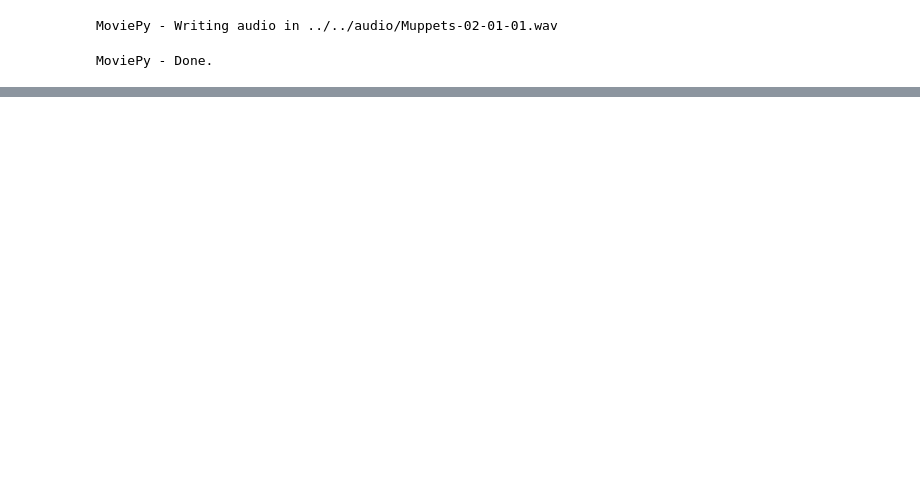
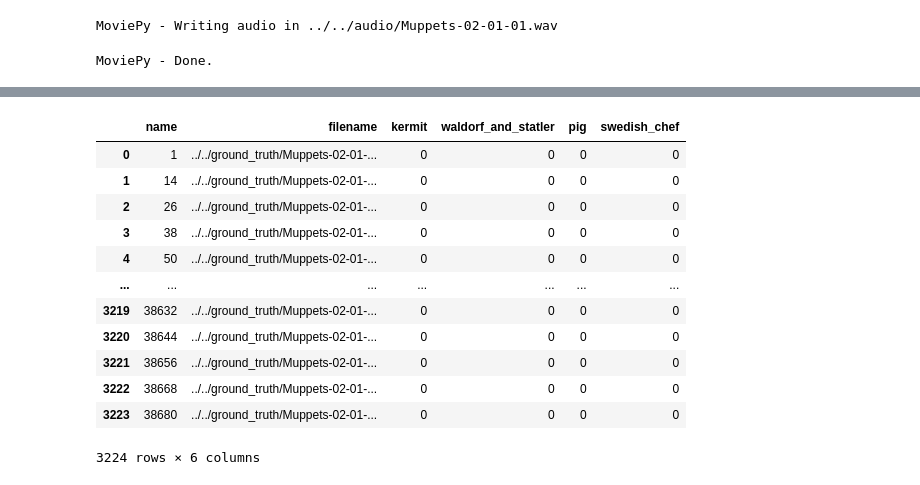
Before and after one commit to mledl/mupped-show-classification, a Jupyter notebook: SIM1/src/SIM1.ipynb, the cells around one changed output, grey strips where cells are left out. Cells and saved outputs as stored; diff of their text form; code cells hidden in the pictures; blank space fills up the shorter version.

```diff
--- a/SIM1/src/SIM1.ipynb
+++ b/SIM1/src/SIM1.ipynb
@@ -220,2 +258,17 @@ print('[INFO] KNN raw pixel f1-score: ' + str(f1_knn_hist))
 # %%
 ## Identifying Waldorf/Statler
+data
+# %% [output]
+|  | name | filename | kermit | waldorf_and_statler | pig | swedish_chef |
+| 0 | 1 | ../../ground_truth/Muppets-02-01-... | 0 | 0 | 0 | 0 |
+| 1 | 14 | ../../ground_truth/Muppets-02-01-... | 0 | 0 | 0 | 0 |
+| 2 | 26 | ../../ground_truth/Muppets-02-01-... | 0 | 0 | 0 | 0 |
+| 3 | 38 | ../../ground_truth/Muppets-02-01-... | 0 | 0 | 0 | 0 |
+| 4 | 50 | ../../ground_truth/Muppets-02-01-... | 0 | 0 | 0 | 0 |
+| ... | ... | ... | ... | ... | ... | ... |
+| 3219 | 38632 | ../../ground_truth/Muppets-02-01-... | 0 | 0 | 0 | 0 |
+| 3220 | 38644 | ../../ground_truth/Muppets-02-01-... | 0 | 0 | 0 | 0 |
+| 3221 | 38656 | ../../ground_truth/Muppets-02-01-... | 0 | 0 | 0 | 0 |
+| 3222 | 38668 | ../../ground_truth/Muppets-02-01-... | 0 | 0 | 0 | 0 |
+| 3223 | 38680 | ../../ground_truth/Muppets-02-01-... | 0 | 0 | 0 | 0 |
+3224 rows × 6 columns
```
Also changed, not shown: parts of 6 cells of this notebook, 1 other file.
